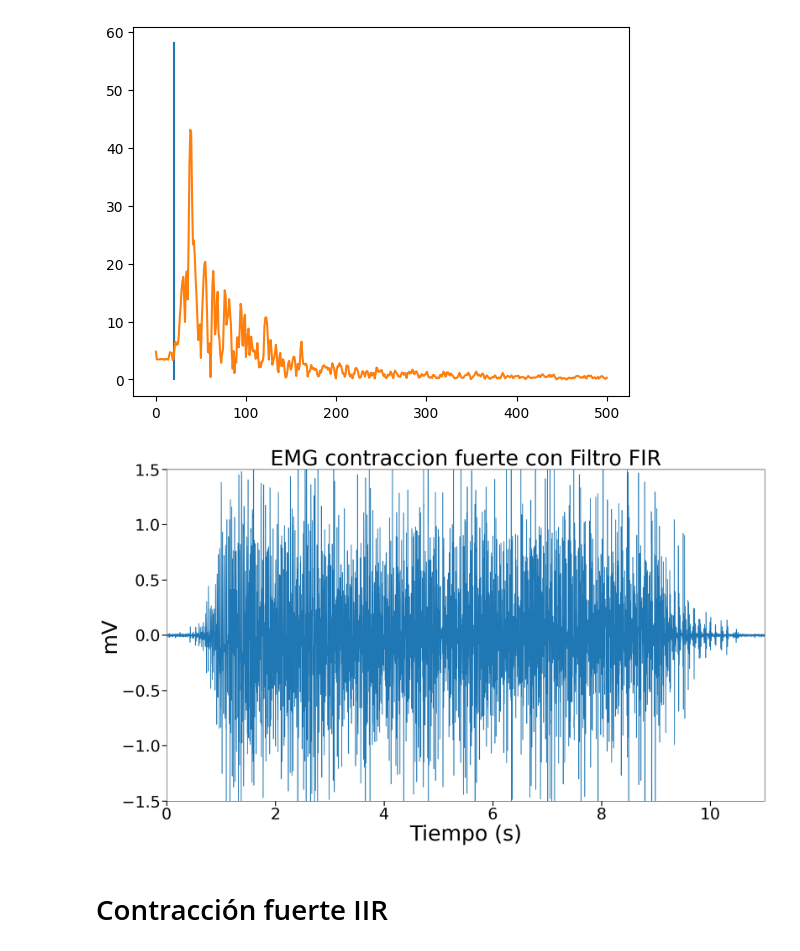
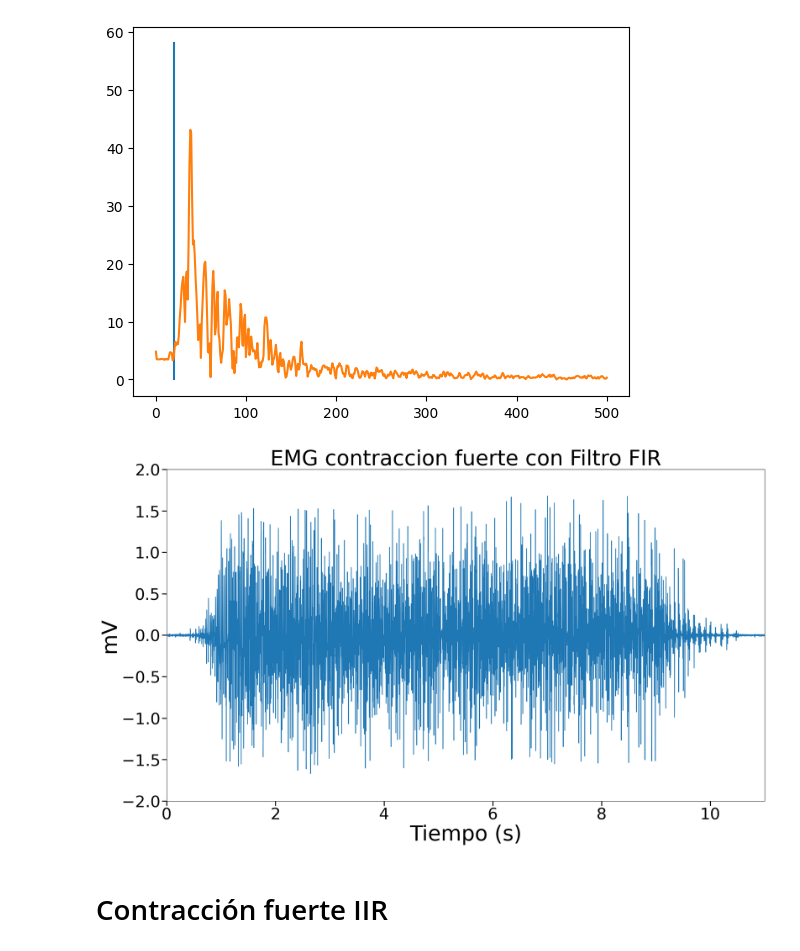
Before and after one commit to diego-taquiri/ECGMortalityPredictor, a Jupyter notebook: Documentación/Laboratorio 6/EMG_filtro_FIR_y_IIR.ipynb, the cells around one changed output. Saved outputs shown, nothing was run; the diff lists cells and outputs as text; code cells hidden in the pictures.

```diff
--- a/Documentación/Laboratorio 6/EMG_filtro_FIR_y_IIR.ipynb
+++ b/Documentación/Laboratorio 6/EMG_filtro_FIR_y_IIR.ipynb
@@ -567,19 +570,19 @@ plt.plot(F,Ym)
 # %%
 plt.figure(figsize=(20,12))
 
 plt.plot(t,y)
 
-plt.ylim(-1.5, 1.5)
+plt.ylim(-2, 2)
 plt.xlim(0, 11)
 plt.tick_params(axis='both', which='major', labelsize=34, width=2, length=10)
 plt.xlabel('Tiempo (s)', fontsize=45)
 plt.ylabel('mV', fontsize=45)
 plt.title('EMG contraccion fuerte con Filtro FIR', fontsize=45)
 plt.tight_layout()
 
 plt.savefig("plots/emg-contraccion-fuerte-FIR.png")
 # %% [output]
-[figure, old version]
+[figure, new version]
 # %% [markdown]
 # Contracción fuerte IIR
 # %%
```
Also changed, not shown: parts of 25 cells of this notebook, 8 other files.
